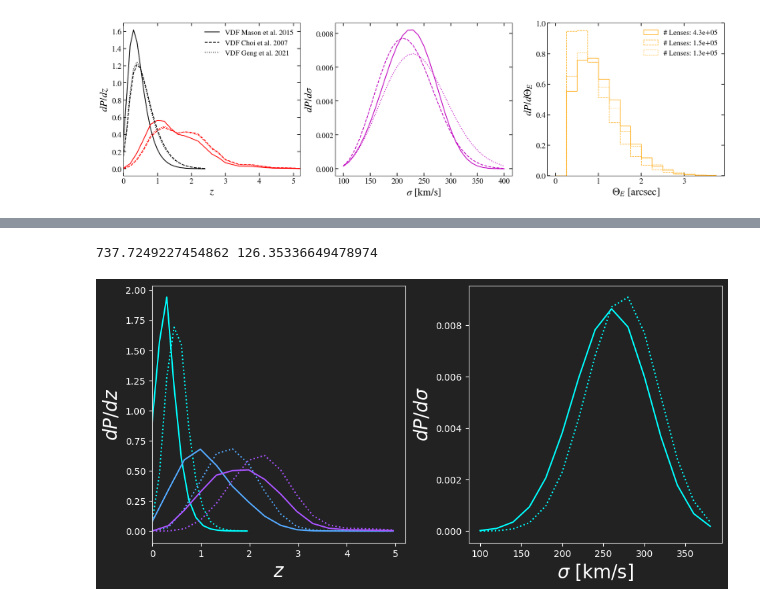
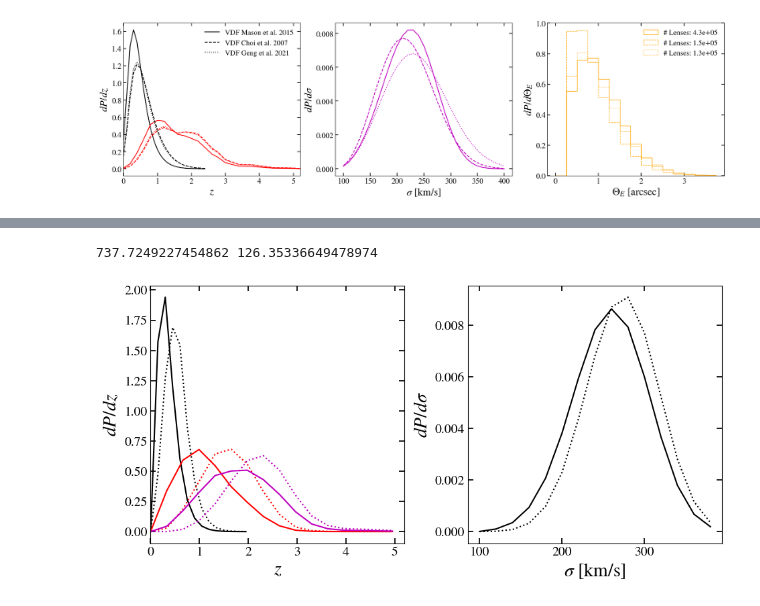
Before and after one commit to Ferr013/GALESS, a Jupyter notebook: examples/paper_figures.ipynb, the cells around one changed output, grey strips where cells are left out. Saved outputs shown, nothing was run; the diff lists cells and outputs as text; code cells hidden in the pictures.

```diff
--- a/examples/paper_figures.ipynb
+++ b/examples/paper_figures.ipynb
@@ -435,23 +229,22 @@ exp_time_sec = survey_params['exp_time_sec']
 zero_point_m = survey_params['zero_point_m']
 sky_bckgnd_m = survey_params['sky_bckgnd_m']
 photo_band   = survey_params['photo_band']
-
+VDF = ls.Phi_vel_disp_Geng
 try:
-    raise(ValueError)
-    matrix_LL, Theta_E_LL, prob_LL, matrix_noLL, Theta_E_noLL, prob_noLL = utils.load_pickled_files(title)
+    matrix_LL, Theta_E_LL, prob_LL, matrix_noLL, Theta_E_noLL, prob_noLL = utils.load_pickled_files(title + ' Geng')
 except ValueError:
     print('FILE do NOT exist - RUNNING MODEL')
     matrix_noLL, Theta_E_noLL, prob_noLL = ls.calculate_num_lenses_and_prob(
                                                                 sigma_array, zl_array, zs_array, M_array, limit, area,
                                                                 seeing, min_SNR, exp_time_sec, sky_bckgnd_m, zero_point_m,
                                                                 photo_band = photo_band, mag_cut=cut, arc_mu_threshold = arc_mu_thr,
-                                                                LENS_LIGHT_FLAG = False, SIE_FLAG = True)
+                                                                Phi_vel_disp = VDF, LENS_LIGHT_FLAG = False, SIE_FLAG = True)
 
     matrix_LL, Theta_E_LL, prob_LL = ls.calculate_num_lenses_and_prob(
                                                                 sigma_array, zl_array, zs_array, M_array, limit, area,
                                                                 seeing, min_SNR, exp_time_sec, sky_bckgnd_m, zero_point_m,
                                                                 photo_band = photo_band, mag_cut=cut, arc_mu_threshold = arc_mu_thr,
-                                                                LENS_LIGHT_FLAG = True, SIE_FLAG = False)
+                                                                Phi_vel_disp = VDF, LENS_LIGHT_FLAG = True, SIE_FLAG = False)
 
     utils.save_pickled_files(title + ' Geng',  matrix_LL, Theta_E_LL, prob_LL, matrix_noLL, Theta_E_noLL, prob_noLL)
 # %% [output]
@@ -1128,26 +921,3 @@ FILE do NOT exist - RUNNING MODEL
 FILE do NOT exist - RUNNING MODEL
 FILE do NOT exist - RUNNING MODEL
 [figure]
-# %%
-title = 'DES i band'
-matrix_LL, Theta_E_LL, prob_LL, matrix_noLL, Theta_E_noLL, prob_noLL = utils.load_pickled_files(title)
-
-_, __, ___, ____, P_zl_LL, _____ = ls.get_N_and_P_projections(matrix_LL, sigma_array, zl_array, zs_array, SMOOTH = 1)
-_, __, ___, ____, P_zl_noLL, _____ = ls.get_N_and_P_projections(matrix_noLL, sigma_array, zl_array, zs_array, SMOOTH = 1)
-
-zl_tresh = 0.5
-f_lens_LL, f_lens_noLL = np.sum(P_zl_LL[zl_array>zl_tresh]*np.diff(zl_array)[0]), np.sum(P_zl_noLL[zl_array>zl_tresh]*np.diff(zl_array)[0])
-N_lens_LL, N_lens_noLL = np.sum(matrix_LL), np.sum(matrix_noLL)
-
-print(f'Expecting {f_lens_noLL*N_lens_noLL:.0f} ({f_lens_LL*N_lens_LL:.0f}) lenses above z>{zl_tresh} in DES - noLL (LL)')
-
-utils.print_summary_surveys([title])
-lens_plot.set_plt_param(PLOT_FOR_KEYNOTE = ___PLOT_FOR_KEYNOTE___)
-fig, ax = plt.subplots(2, 2, figsize=(11, 10), sharex=False, sharey=False)
-plt.subplots_adjust(wspace=.15, hspace=.2)
-ax[0,0].axvline(0.5, c='r')
-lens_plot.plot_z_sigma_distributions(fig, ax, title, zl_array, zs_array, sigma_array,
-                            Theta_E_LL, matrix_LL, Theta_E_noLL, matrix_noLL,
-                            PLOT_FOR_KEYNOTE = ___PLOT_FOR_KEYNOTE___, CONTOUR = 0,
-                            LOG = 0, SMOOTH = 1, SAVE = 1)
-plt.show()
@@ -1228,36 +991,36 @@ for title in ['EUCLID Wide VIS double lens']:
       # raise (ValueError)
       matrix_LL, Theta_E_LL_z1, Theta_E_LL_z2, prob_LL, matrix_noLL, Theta_E_noLL_z1, Theta_E_noLL_z2, prob_noLL = utils.load_pickled_files(title, DOUBLE_LENS = 1)
    except ValueError:
       print('FILE do NOT exist - RUNNING MODEL')
       matrix_noLL, Theta_E_noLL_z1, Theta_E_noLL_z2, prob_noLL = ls.calculate_num_double_lenses_and_prob(
                                                                   _test_dbl_sigma_array, _test_dbl_zl_array, _test_dbl_zs_array, M_array, limit, area,
                                                                   seeing, min_SNR, exp_time_sec, sky_bckgnd_m, zero_point_m,
                                                                   photo_band = photo_band, mag_cut=cut, arc_mu_threshold = arc_mu_thr,
                                                                   LENS_LIGHT_FLAG = False, SIE_FLAG = True)
       print((np.sum(matrix_noLL)))
       matrix_LL, Theta_E_LL_z1, Theta_E_LL_z2, prob_LL = ls.calculate_num_double_lenses_and_prob(
                                                                   _test_dbl_sigma_array, _test_dbl_zl_array, _test_dbl_zs_array, M_array, limit, area,
                                                                   seeing, min_SNR, exp_time_sec, sky_bckgnd_m, zero_point_m,
                                                                   photo_band = photo_band, mag_cut=cut, arc_mu_threshold = arc_mu_thr,
                                                                   LENS_LIGHT_FLAG = True, SIE_FLAG = True)
       utils.save_pickled_files(title,  matrix_LL, (Theta_E_LL_z1, Theta_E_LL_z2), prob_LL, matrix_noLL, (Theta_E_noLL_z1, Theta_E_noLL_z2), prob_noLL, DOUBLE_LENS = 1)
 
-   Ngal_zl_sigma, Ngal_zl_sigma, Ngal_zl_zs1, Ngal_zl_zs2, Ngal_sigma_zs1, Ngal_sigma_zs2, Ngal_zs1_zs2, P_zs1, P_zs2, P_zl, P_sg = ls.get_N_and_P_projections_double_lens(matrix_noLL, _test_dbl_sigma_array, _test_dbl_zl_array, _test_dbl_zs_array, SMOOTH=True)
+   Ngal_zl_sigma, Ngal_zl_sigma, Ngal_zl_zs1, Ngal_zl_zs2, Ngal_sigma_zs1, Ngal_sigma_zs2, Ngal_zs1_zs2, P_zs1, P_zs2, P_zl, P_sg = rls.get_N_and_P_projections_double_lens(matrix_noLL, _test_dbl_sigma_array, _test_dbl_zl_array, _test_dbl_zs_array, SMOOTH=True)
 
    # utils.print_summary_surveys([' '.join(title.split()[:-2])])
    # lens_plot.set_plt_param(PLOT_FOR_KEYNOTE = ___PLOT_FOR_KEYNOTE___)
    # fig, ax = plt.subplots(2, 2, figsize=(11, 10), sharex=False, sharey=False)
    # plt.subplots_adjust(wspace=.15, hspace=.2)
    # lens_plot.plot_z_sigma_distributions(fig, ax, title, _test_dbl_zl_array, _test_dbl_zs_array, _test_dbl_sigma_array,
    #                               (Theta_E_LL_z1, Theta_E_LL_z2), matrix_LL, (Theta_E_noLL_z1, Theta_E_noLL_z2), matrix_noLL,
    #                               PLOT_FOR_KEYNOTE = ___PLOT_FOR_KEYNOTE___, CONTOUR = 0,
    #                               LOG = 0, SMOOTH = 1, SAVE = 1, DOUBLE_LENS = 1)
    # plt.show()
    print((np.sum(matrix_noLL)), (np.sum(matrix_LL)))
-   lens_plot.plot_z_sigma_distributions_double_lenses(title, _test_dbl_zl_array, _test_dbl_zs_array, _test_dbl_sigma_array, matrix_LL, matrix_noLL, PLOT_FOR_KEYNOTE = ___PLOT_FOR_KEYNOTE___, SMOOTH = 1, SAVE = 0)
+   lens_plot_paper.plot_z_sigma_distributions_double_lenses(title, _test_dbl_zl_array, _test_dbl_zs_array, _test_dbl_sigma_array, matrix_LL, matrix_noLL, PLOT_FOR_KEYNOTE = ___PLOT_FOR_KEYNOTE___, SMOOTH = 1, SAVE = 0)
 # %% [output]
 737.7249227454862 126.35336649478974
-[figure, old version]
+[figure, new version]
 # %%
 # Testing double lenses distributions
 
```
Also changed, not shown: parts of 24 cells of this notebook, 12 other files.
